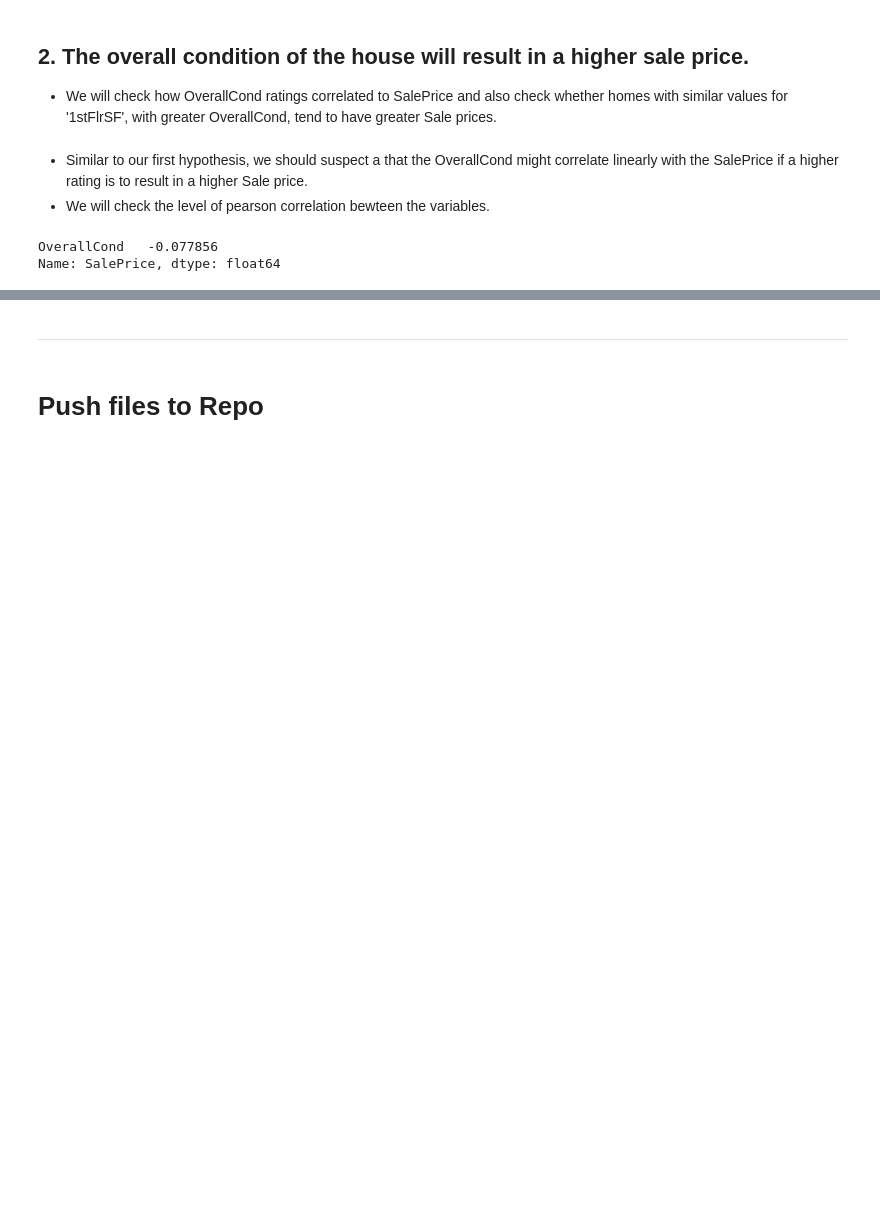
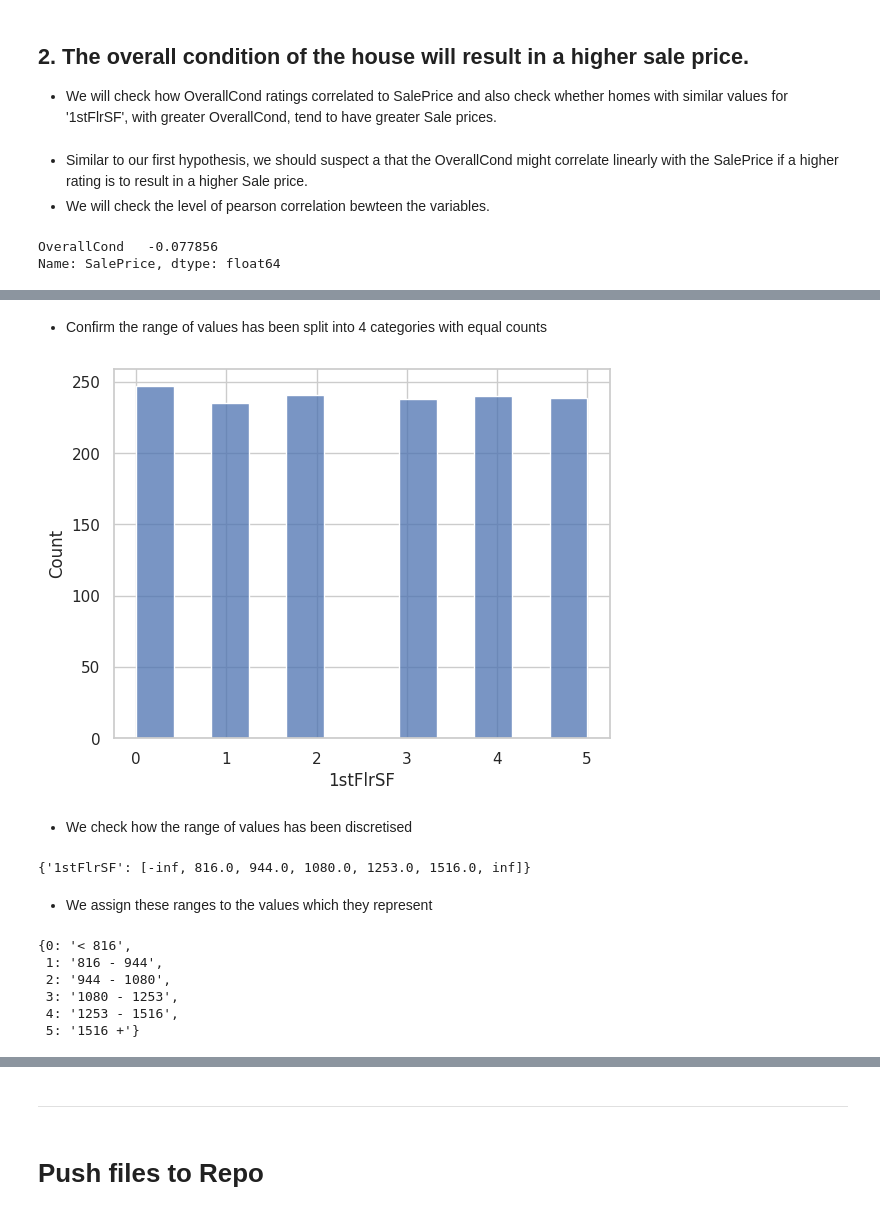
Before and after one commit to SamMartin92/milestone-project-heritage-housing-issues, a Jupyter notebook: jupyter_notebooks/2.SalesPriceStudy.ipynb, the cells around one changed output, grey strips where cells are left out. Saved outputs shown, nothing was run; the diff lists cells and outputs as text; code cells hidden in the pictures; blank space fills up the shorter version.

```diff
--- a/jupyter_notebooks/2.SalesPriceStudy.ipynb
+++ b/jupyter_notebooks/2.SalesPriceStudy.ipynb
@@ -448,3 +456,40 @@ df_hyp.filter(['1stFlrSF']).head(5)
 | 2 | 1 |
 | 3 | 2 |
 | 4 | 3 |
+# %% [markdown]
+* Confirm the range of values has been split into 4 categories with equal counts
+# %%
+sns.set_theme(style="whitegrid")
+sns.histplot(data=df_hyp, x='1stFlrSF')
+plt.show()
+# %% [output]
+[figure, added]
+# %% [markdown]
+* We check how the range of values has been discretised
+# %%
+discretiser.binner_dict_
+# %% [output]
+{'1stFlrSF': [-inf, 816.0, 944.0, 1080.0, 1253.0, 1516.0, inf]}
+# %% [markdown]
+* We assign these ranges to the values which they represent
+# %%
+labels=discretiser.binner_dict_['1stFlrSF']
+q_value= len(labels)-1
+labels_map={}
+
+for x in range(0,q_value):
+    if x == 0:
+        labels_map[x] = f"< {int(labels[1])}"
+    elif x < q_value -1:
+        labels_map[x] = f"{int(labels[x])} - {int(labels[x+1])}"
+    else:
+        labels_map[x] =f"{int(labels[x])} +"
+
+labels_map
+# %% [output]
+{0: '< 816',
+ 1: '816 - 944',
+ 2: '944 - 1080',
+ 3: '1080 - 1253',
+ 4: '1253 - 1516',
+ 5: '1516 +'}
```
Also changed, not shown: parts of 20 cells of this notebook.
